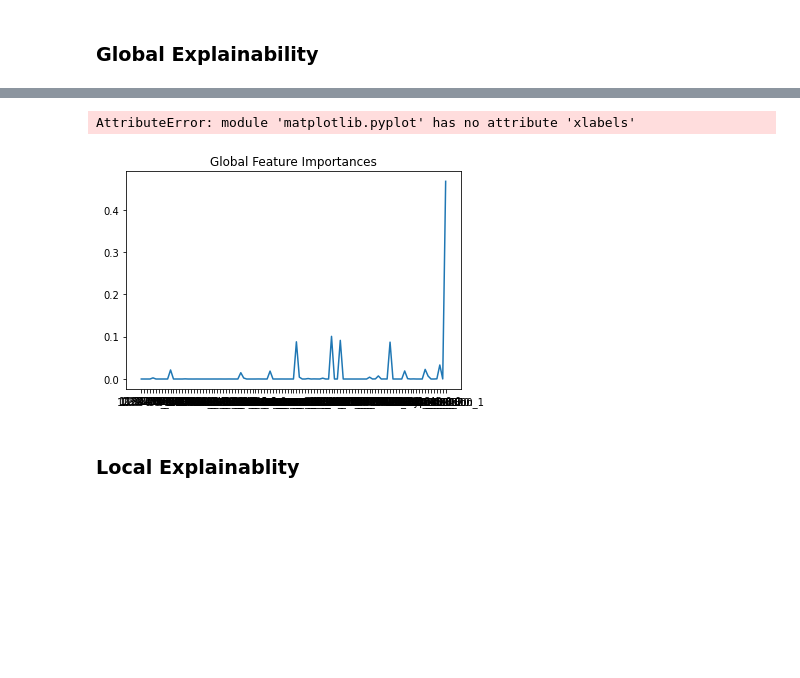
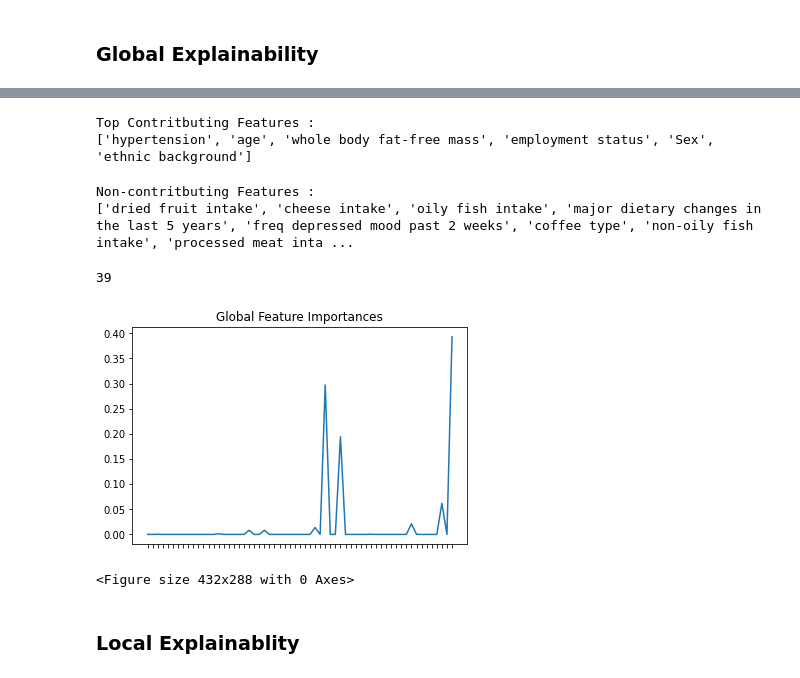
Before and after one commit to analiseb/UB-Masters-Thesis, a Jupyter notebook: MODEL_tabnet_pytorch-alternative.ipynb, the cells around one changed output, grey strips where cells are left out. Cells and saved outputs as stored; diff of their text form; code cells hidden in the pictures; blank space fills up the shorter version.

```diff
--- a/MODEL_tabnet_pytorch-alternative.ipynb
+++ b/MODEL_tabnet_pytorch-alternative.ipynb
@@ -154,12 +128,0 @@ print(replaced_list2)
-# %%
-lists = sorted(feat_dict.items()) # sorted by key, return a list of tuples
-
-x, y = zip(*lists) # unpack a list of pairs into two tuples
-
-plt.plot(x, y)
-plt.title('Global Feature Importances')
-plt.xlabels(False)
-plt.show()
-# %% [output]
-AttributeError: module 'matplotlib.pyplot' has no attribute 'xlabels'
-[figure, removed]
@@ -166,3 +132,47 @@ AttributeError: module 'matplotlib.pyplot' has no attribute 'xlabels'
+# %%
+top = dict()
+# Iterate over all the items in dictionary and filter items which has even keys
+for (key, value) in sorted_d.items():
+   # Check if key is even then add pair to new dictionary
+   if value >= 0.01:
+        top[key] = value
+print('Top Contritbuting Features : ')
+replaced_list = [x if x not in gv.input_mapping else gv.input_mapping[x] for x in list(top.keys()) ]
+print(replaced_list)
+# %% [output]
+Top Contritbuting Features :
+['hypertension', 'age', 'whole body fat-free mass', 'employment status', 'Sex', 'ethnic background']
+# %%
+no_contribution = dict()
+# Iterate over all the items in dictionary and filter items which has even keys
+for (key, value) in sorted_d.items():
+   # Check if key is even then add pair to new dictionary
+   if value ==0:
+        no_contribution[key] = value
+print('Non-contritbuting Features : ')
+replaced_list2 = [x if x not in gv.input_mapping else gv.input_mapping[x] for x in list(no_contribution.keys()) ]
+print(replaced_list2)
+# %% [output]
+Non-contritbuting Features :
+['dried fruit intake', 'cheese intake', 'oily fish intake', 'major dietary changes in the last 5 years', 'freq depressed mood past 2 weeks', 'coffee type', 'non-oily fish intake', 'processed meat inta ...
+# %%
+len(replaced_list2)
+# %% [output]
+39
+# %%
+lists = sorted(feat_dict.items()) # sorted by key, return a list of tuples
+
+x, y = zip(*lists) # unpack a list of pairs into two tuples
+
+frame1 = plt.gca()
+plt.plot(x, y)
+plt.title('Global Feature Importances')
+frame1.axes.xaxis.set_ticklabels([])
+plt.show()
+plt.savefig('charts/models/TabNet/basic_global_features.png', bbox_inches='tight')
+# %% [output]
+[figure, added]
+<Figure size 432x288 with 0 Axes>
 # %% [markdown]
 ### Local Explainablity
 # %%
```
Also changed, not shown: parts of 8 cells of this notebook, 12 other files.
